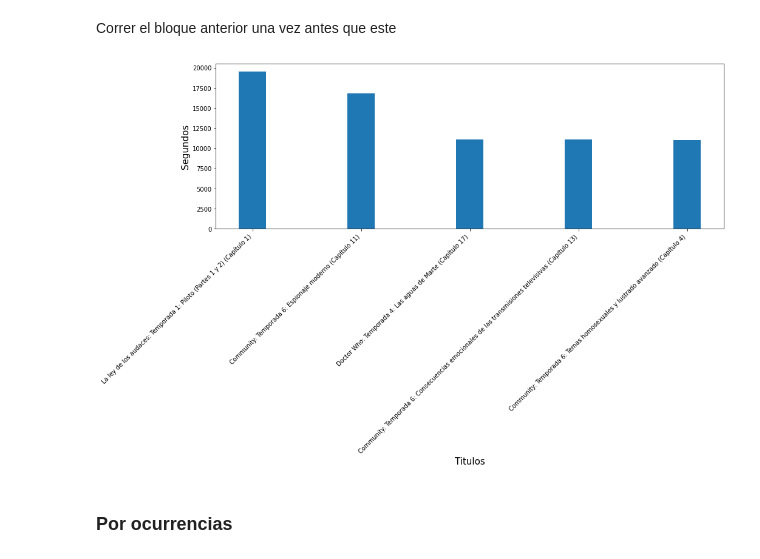
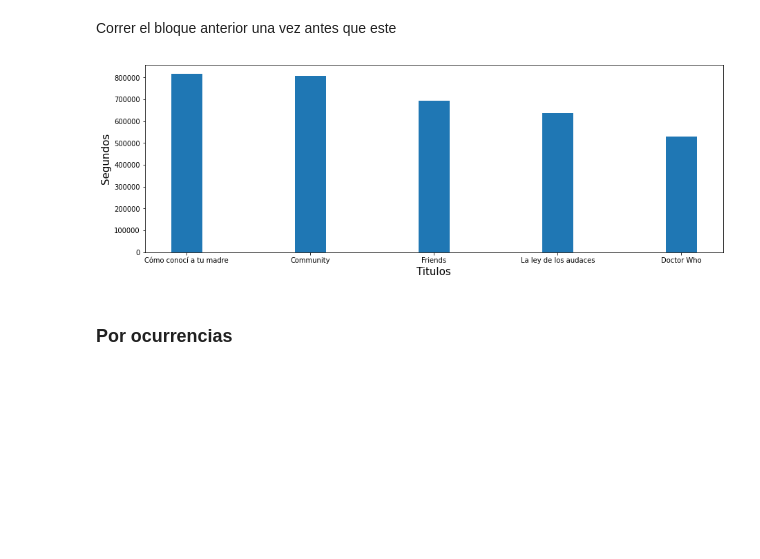
Before and after one commit to MatiasBlanco0/Trabajo-Practico-Netflix, a Jupyter notebook: Trabajo_Practico_Netflix.ipynb, the cells around one changed output. Cells and saved outputs as stored; diff of their text form; code cells hidden in the pictures; blank space fills up the shorter version.

```diff
--- a/Trabajo_Practico_Netflix.ipynb
+++ b/Trabajo_Practico_Netflix.ipynb
@@ -156,8 +156,8 @@ La pelicula con mayor duracion total es Star Wars: El Imperio contraataca con 29
 ## 2.   Por ocurrencias
 # %%
 # series['Title'].value_counts().to_dict() devuelve un diccionario con el titulo como key y la cantidad de ocurrencias como el valor
-titulosSeries1 = series['Title'].value_counts().to_dict()
-titulosSeries2 = series['Title'].value_counts().to_dict()
+titulosSeries1 = series['Title'].apply(lambda x: x.split(":")[0]).value_counts().to_dict()
+titulosSeries2 = series['Title'].apply(lambda x: x.split(":")[0]).value_counts().to_dict()
 # %% [markdown]
 Cuando cambies el numero de top correr el bloque que esta abajo
 # %%
@@ -168,7 +168,7 @@ top = 5
 # %%
 # Por cada titulo unico sumamos la duracion de todas las ocurrencias
 for titulo in titulosSeries2.keys():
-  titulosSeries2[titulo] = sum(series[series['Title'] == titulo]['Duration'])
+  titulosSeries2[titulo] = sum(series[series['Title'].str.contains(titulo)]['Duration'])
 
 # La funcion sorted es igual que en el ejercicio A. Solo que convertimos a diccionario los primeros items en base al numero de top
 datos1 = dict(sorted(titulosSeries2.items(), key=lambda item: item[1], reverse=True)[:top])
@@ -177,12 +177,11 @@ Correr el bloque anterior una vez antes que este
 # %%
 plt.figure(figsize=(15, 5))
 plt.bar(datos1.keys(), datos1.values(), width=0.25)
-plt.xticks(rotation=45, ha="right")
 plt.xlabel("Titulos", fontsize=15)
 plt.ylabel("Segundos", fontsize=15)
 plt.show()
 # %% [output]
-[figure, old version]
+[figure, new version]
 # %% [markdown]
 ### Por ocurrencias
 # %%
```
Also changed, not shown: parts of 2 cells of this notebook.
